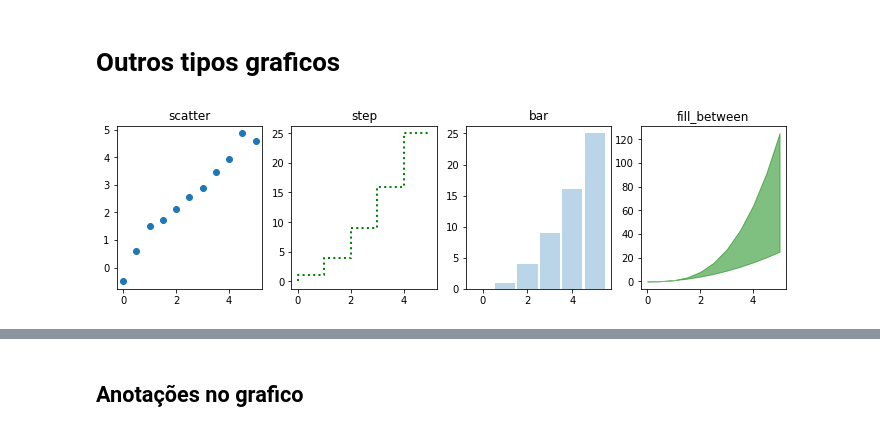
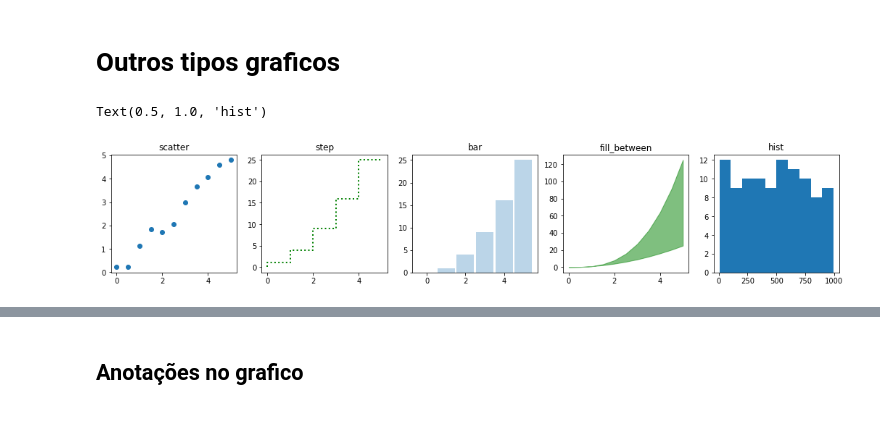
Before and after one commit to leandrobarbieri/python-datascience-ml, a Jupyter notebook: Matplotlib_pyplot.ipynb, the cells around one changed output, grey strips where cells are left out. Cells and saved outputs as stored; diff of their text form; code cells hidden in the pictures.

```diff
--- a/Matplotlib_pyplot.ipynb
+++ b/Matplotlib_pyplot.ipynb
@@ -207,24 +226,31 @@ for label in ax2.get_yticklabels():
 # %%
 # dados de testes
 n = np.array([0,1,2,3,4,5])
 
 # uma linha e 4 colunas de subplots
-fig, axes = plt.subplots(1, 4, figsize=(12,3))
+fig, axes = plt.subplots(1, 5, figsize=(18,3))
 
 # scatter
 axes[0].scatter(x, x + 0.25*np.random.randn(len(x)))
 axes[0].set_title("scatter")
 
 # grafico tipo step
 axes[1].step(n, n**2, lw=2, color="green", linestyle=":")
 axes[1].set_title("step")
 
 # grafico tipo barra
 axes[2].bar(n, n**2, align="center", width=0.9, alpha=0.3)
 axes[2].set_title("bar")
 
 # fill
-axes[3].fill_between(x, x**2, x**3, color="green", alpha=0.5);
-axes[3].set_title("fill_between");
+axes[3].fill_between(x, x**2, x**3, color="green", alpha=0.5)
+axes[3].set_title("fill_between")
+
+# histograma
+from random import sample
+data = sample(range(1, 1000), 100)
+axes[4].hist(data)
+axes[4].set_title("hist")
 # %% [output]
+Text(0.5, 1.0, 'hist')
-[figure, old version]
+[figure, new version]
```
Also changed, not shown: parts of 3 cells of this notebook.
